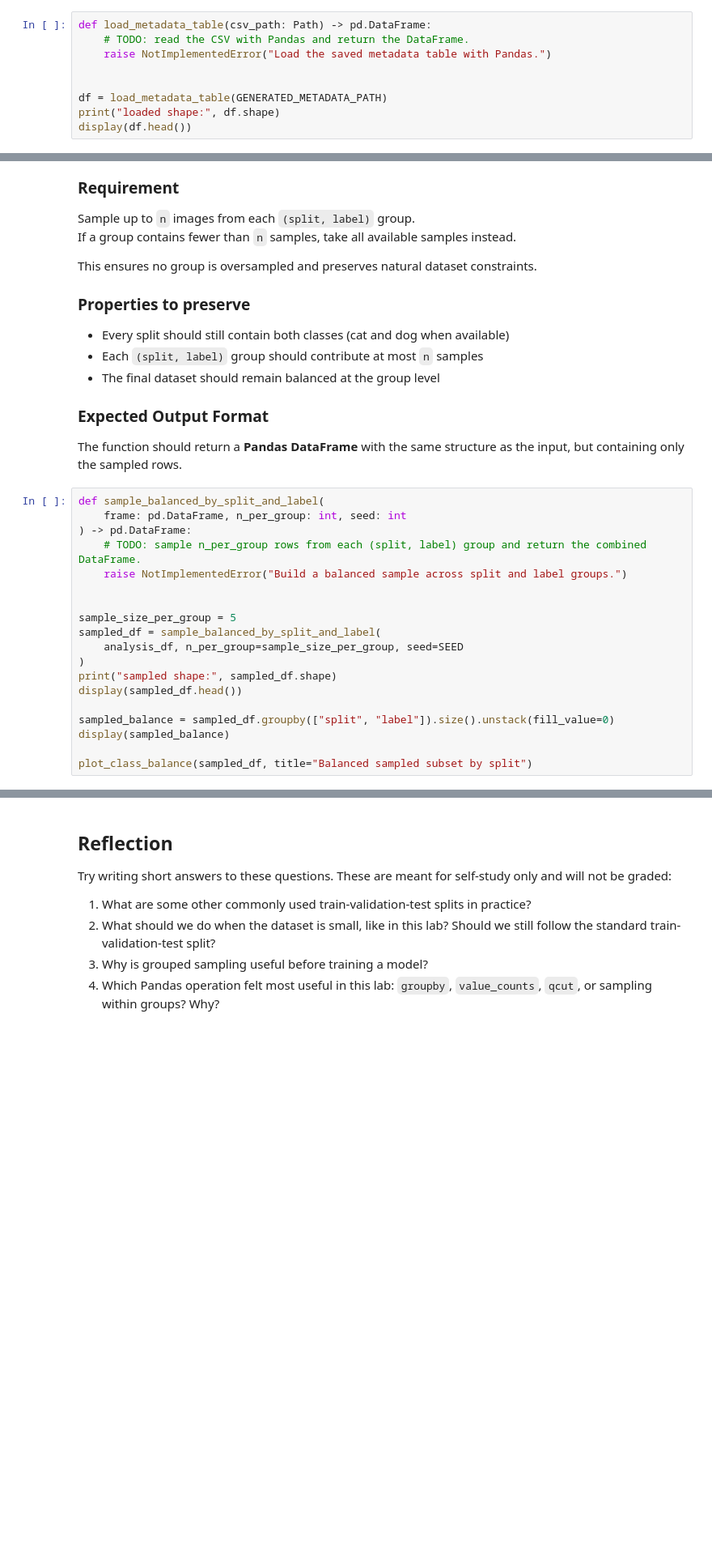
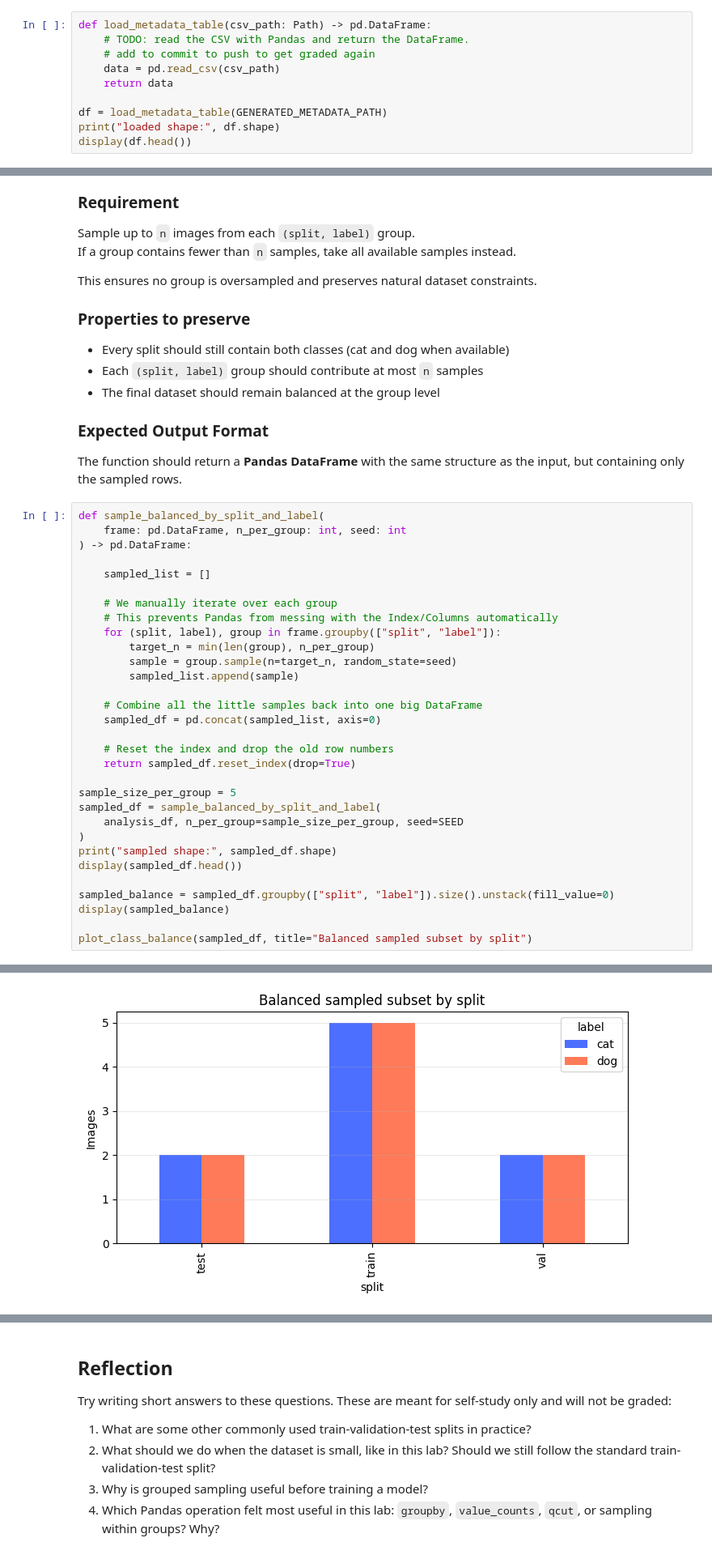
Before and after one commit to vgu-dsai-2026/lab-2-pandas-gathosan012, a Jupyter notebook: notebook.ipynb, the cells around one changed output, grey strips where cells are left out. Shown at 81% size. Drawn from its saved outputs; the diff is of its cells as text; blank space fills up the shorter version.

Commit message:
Fix metadata loading and column path formatting

```diff
--- a/notebook.ipynb
+++ b/notebook.ipynb
@@ -165,8 +181,9 @@ This keeps the workflow realistic: build a table once, then reload it as a DataF
 # %%
 def load_metadata_table(csv_path: Path) -> pd.DataFrame:
     # TODO: read the CSV with Pandas and return the DataFrame.
-    raise NotImplementedError("Load the saved metadata table with Pandas.")
-
+    # add to commit to push to get graded again
+    data = pd.read_csv(csv_path)
+    return data
 
 df = load_metadata_table(GENERATED_METADATA_PATH)
 print("loaded shape:", df.shape)
@@ -419,9 +562,21 @@ The function should return a **Pandas DataFrame** with the same structure as the
 def sample_balanced_by_split_and_label(
     frame: pd.DataFrame, n_per_group: int, seed: int
 ) -> pd.DataFrame:
-    # TODO: sample n_per_group rows from each (split, label) group and return the combined DataFrame.
-    raise NotImplementedError("Build a balanced sample across split and label groups.")
 
+    sampled_list = []
+
+    # We manually iterate over each group
+    # This prevents Pandas from messing with the Index/Columns automatically
+    for (split, label), group in frame.groupby(["split", "label"]):
+        target_n = min(len(group), n_per_group)
+        sample = group.sample(n=target_n, random_state=seed)
+        sampled_list.append(sample)
+
+    # Combine all the little samples back into one big DataFrame
+    sampled_df = pd.concat(sampled_list, axis=0)
+
+    # Reset the index and drop the old row numbers
+    return sampled_df.reset_index(drop=True)
 
 sample_size_per_group = 5
 sampled_df = sample_balanced_by_split_and_label(
@@ -434,3 +589,4 @@ sampled_balance = sampled_df.groupby(["split", "label"]).size().unstack(fill_val
 display(sampled_balance)
 
 plot_class_balance(sampled_df, title="Balanced sampled subset by split")
+# %% [output]
@@ -436,0 +607 @@ plot_class_balance(sampled_df, title="Balanced sampled subset by split")
+[figure, added]
```
Also changed, not shown: parts of 9 cells of this notebook.
